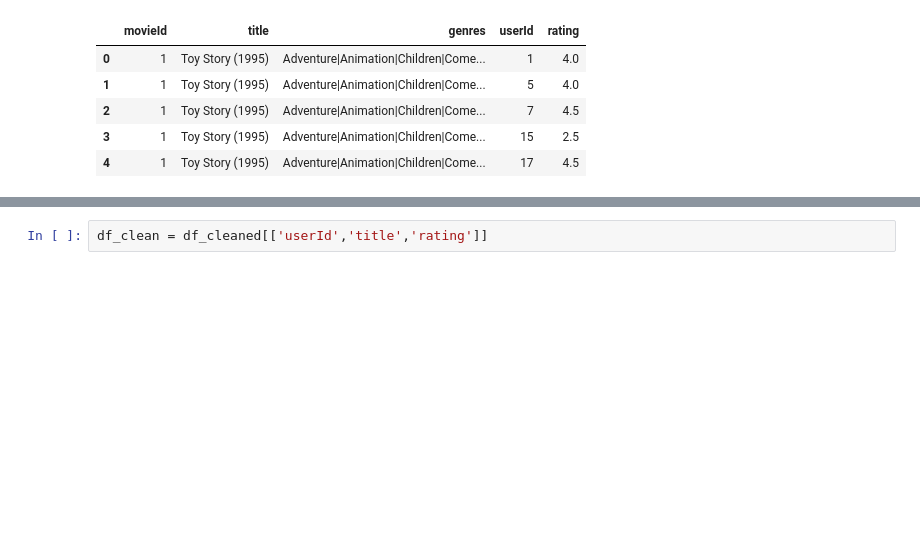
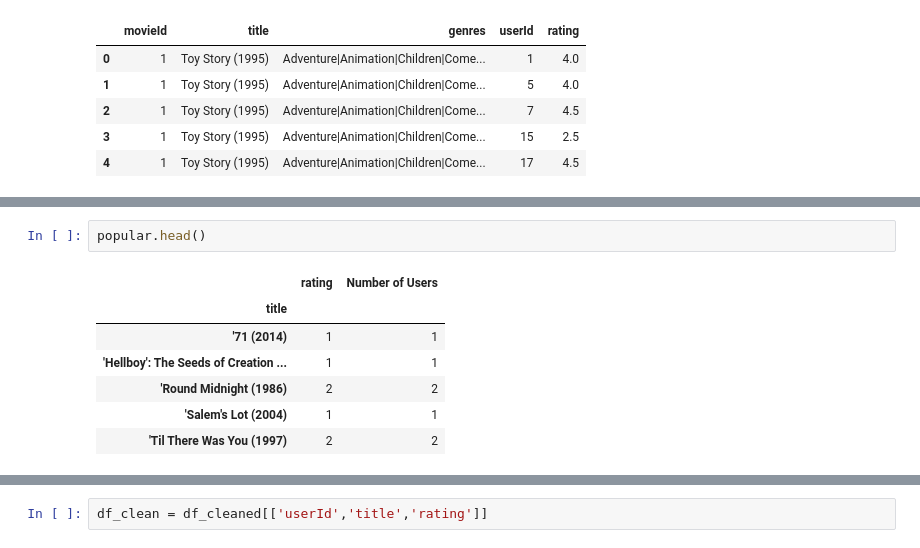
Before and after one commit to seanconlon29/Microsofts-Launch-into-Streaming, a Jupyter notebook: Content-based_Model.ipynb, the cells around one changed output, grey strips where cells are left out. Cells and saved outputs as stored; diff of their text form; blank space fills up the shorter version.

```diff
--- a/Content-based_Model.ipynb
+++ b/Content-based_Model.ipynb
@@ -47,0 +61,10 @@ df_cleaned.head()
+# %%
+popular.head()
+# %% [output]
+|  | rating | Number of Users |
+| title |  |  |
+| '71 (2014) | 1 | 1 |
+| 'Hellboy': The Seeds of Creation ... | 1 | 1 |
+| 'Round Midnight (1986) | 2 | 2 |
+| 'Salem's Lot (2004) | 1 | 1 |
+| 'Til There Was You (1997) | 2 | 2 |
```
Also changed, not shown: parts of 19 cells of this notebook, 1 other file.
